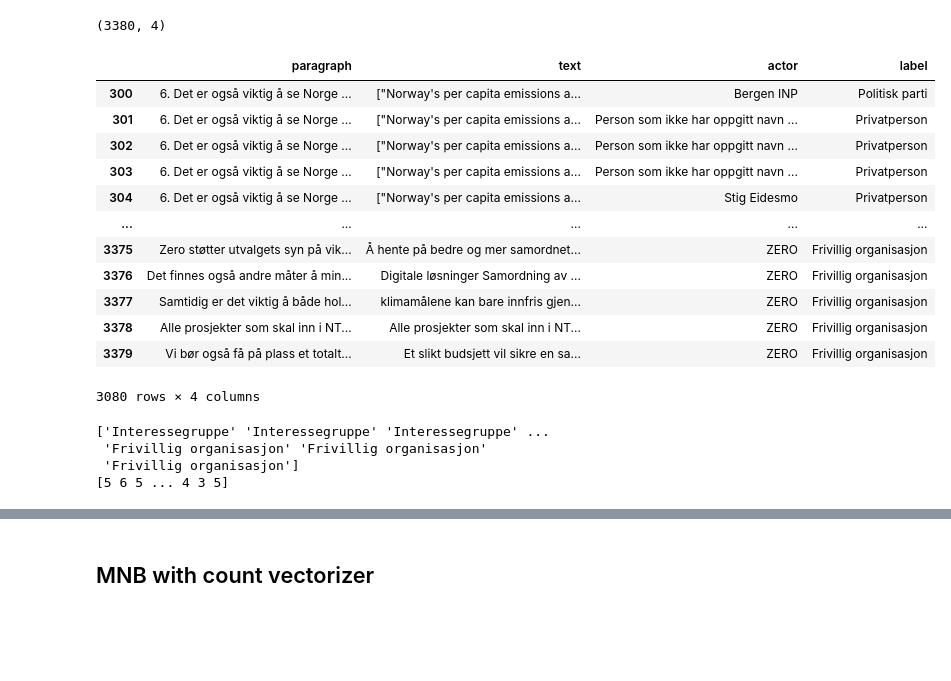
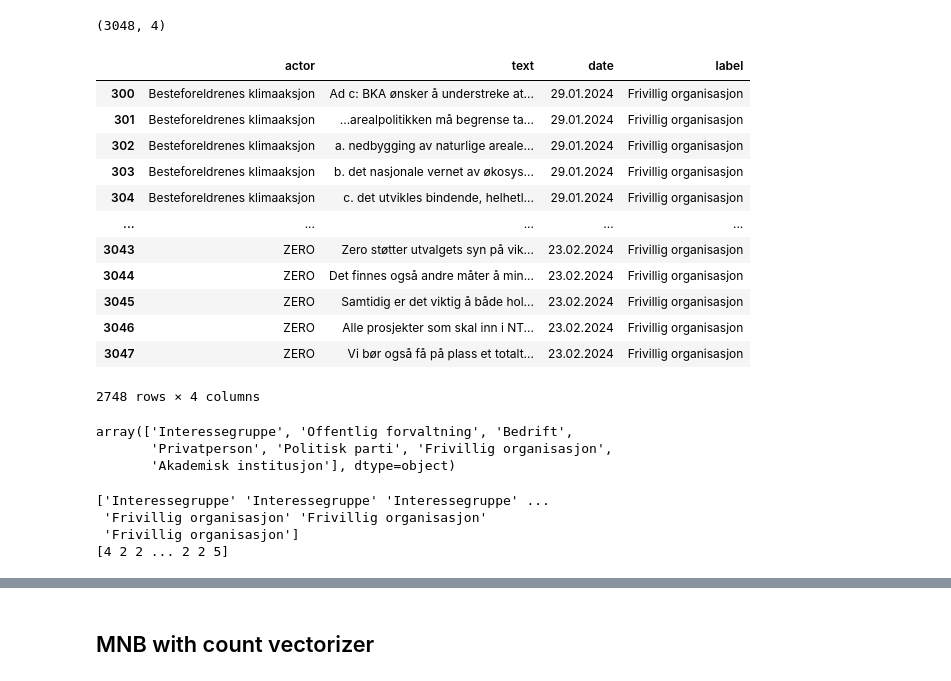
Before and after one commit to henriklarsen28/ArgumentMiningNOUs, a Jupyter notebook: src/notebooks/naive_bayes_classifier.ipynb, the cells around one changed output, grey strips where cells are left out. Cells and saved outputs as stored; diff of their text form; code cells hidden in the pictures; blank space fills up the shorter version.

```diff
--- a/src/notebooks/naive_bayes_classifier.ipynb
+++ b/src/notebooks/naive_bayes_classifier.ipynb
@@ -8,25 +8,31 @@ import seaborn as sns
 import pandas as pd
 import numpy as np
 # %%
-df = pd.read_csv('../../dataset/cleaned_arguments_in_context_learning.csv')
+df = pd.read_csv('../../dataset/nou_hearings.csv')
 print(df.shape)
 # Drop rows with empty lists
 df.loc[300:]
 # %% [output]
-(3380, 4)
+(3048, 4)
-|  | paragraph | text | actor | label |
-| 300 | 6. Det er også viktig å se Norge ... | ["Norway's per capita emissions a... | Bergen INP | Politisk parti |
-| 301 | 6. Det er også viktig å se Norge ... | ["Norway's per capita emissions a... | Person som ikke har oppgitt navn ... | Privatperson |
-| 302 | 6. Det er også viktig å se Norge ... | ["Norway's per capita emissions a... | Person som ikke har oppgitt navn ... | Privatperson |
-| 303 | 6. Det er også viktig å se Norge ... | ["Norway's per capita emissions a... | Person som ikke har oppgitt navn ... | Privatperson |
-| 304 | 6. Det er også viktig å se Norge ... | ["Norway's per capita emissions a... | Stig Eidesmo | Privatperson |
+|  | actor | text | date | label |
+| 300 | Besteforeldrenes klimaaksjon | Ad c: BKA ønsker å understreke at... | 29.01.2024 | Frivillig organisasjon |
+| 301 | Besteforeldrenes klimaaksjon | ...arealpolitikken må begrense ta... | 29.01.2024 | Frivillig organisasjon |
+| 302 | Besteforeldrenes klimaaksjon | a. nedbygging av naturlige areale... | 29.01.2024 | Frivillig organisasjon |
+| 303 | Besteforeldrenes klimaaksjon | b. det nasjonale vernet av økosys... | 29.01.2024 | Frivillig organisasjon |
+| 304 | Besteforeldrenes klimaaksjon | c. det utvikles bindende, helhetl... | 29.01.2024 | Frivillig organisasjon |
 | ... | ... | ... | ... | ... |
-| 3375 | Zero støtter utvalgets syn på vik... | Å hente på bedre og mer samordnet... | ZERO | Frivillig organisasjon |
-| 3376 | Det finnes også andre måter å min... | Digitale løsninger Samordning av ... | ZERO | Frivillig organisasjon |
-| 3377 | Samtidig er det viktig å både hol... | klimamålene kan bare innfris gjen... | ZERO | Frivillig organisasjon |
-| 3378 | Alle prosjekter som skal inn i NT... | Alle prosjekter som skal inn i NT... | ZERO | Frivillig organisasjon |
-| 3379 | Vi bør også få på plass et totalt... | Et slikt budsjett vil sikre en sa... | ZERO | Frivillig organisasjon |
+| 3043 | ZERO | Zero støtter utvalgets syn på vik... | 23.02.2024 | Frivillig organisasjon |
+| 3044 | ZERO | Det finnes også andre måter å min... | 23.02.2024 | Frivillig organisasjon |
+| 3045 | ZERO | Samtidig er det viktig å både hol... | 23.02.2024 | Frivillig organisasjon |
+| 3046 | ZERO | Alle prosjekter som skal inn i NT... | 23.02.2024 | Frivillig organisasjon |
+| 3047 | ZERO | Vi bør også få på plass et totalt... | 23.02.2024 | Frivillig organisasjon |
-3080 rows × 4 columns
+2748 rows × 4 columns
+# %%
+df["label"].unique()
+# %% [output]
+array(['Interessegruppe', 'Offentlig forvaltning', 'Bedrift',
+       'Privatperson', 'Politisk parti', 'Frivillig organisasjon',
+       'Akademisk institusjon'], dtype=object)
 # %%
 def accuracy(y_true, y_pred):
     return np.mean(y_true == y_pred)
@@ -38,7 +44,7 @@ y = df["label"].to_numpy()
 print(y)
 
 # Convert labels to numbers
-id2label = {i: label for i, label in enumerate(np.unique(y))}
+id2label = {i: label for i, label in enumerate(set(y))}
 label2id = {label: i for i, label in id2label.items()}
 
 y = np.array([label2id[label] for label in y])
@@ -49,7 +55,7 @@ print(y_train)
 ['Interessegruppe' 'Interessegruppe' 'Interessegruppe' ...
  'Frivillig organisasjon' 'Frivillig organisasjon'
  'Frivillig organisasjon']
-[5 6 5 ... 4 3 5]
+[4 2 2 ... 2 2 5]
 # %%
 mnb = MultinomialNB()
 
```
Also changed, not shown: parts of 5 cells of this notebook.
